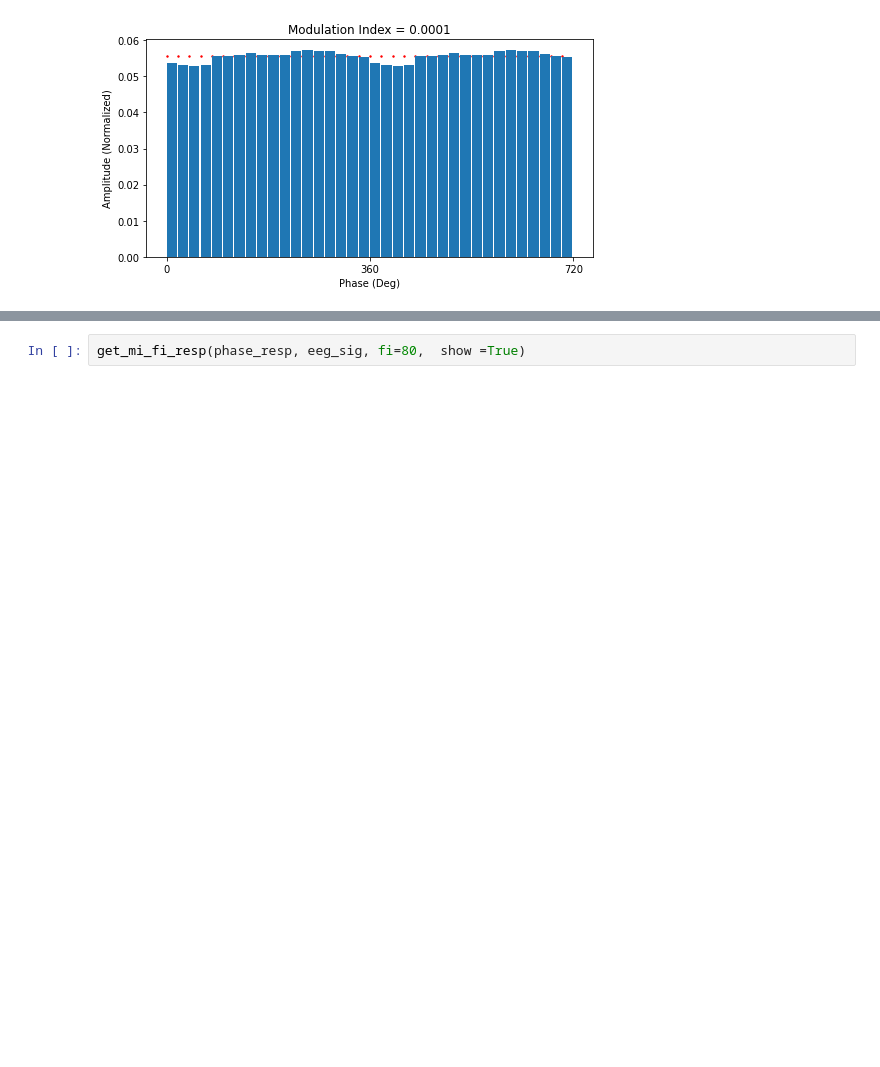
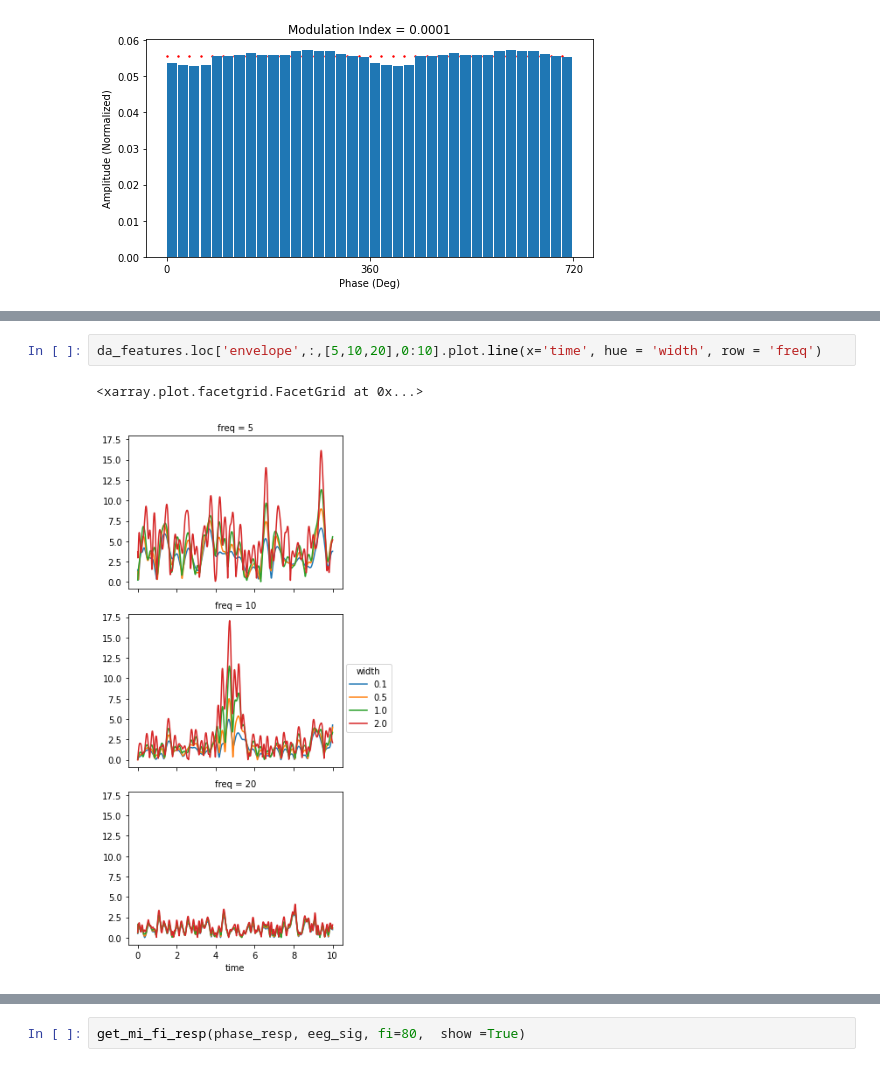
Before and after one commit to ValentinGhibaudo/Sleep_EEG_Respi, a Jupyter notebook: pac_rsp_slowwaves.ipynb, the cells around one changed output, grey strips where cells are left out. Saved outputs shown, nothing was run; the diff lists cells and outputs as text; blank space fills up the shorter version.

```diff
--- a/pac_rsp_slowwaves.ipynb
+++ b/pac_rsp_slowwaves.ipynb
@@ -350,0 +346,5 @@ df_mi_resp = pd.DataFrame(rows, columns = ['freq','mi'])
+# %%
+da_features.loc['envelope',:,[5,10,20],0:10].plot.line(x='time', hue = 'width', row = 'freq')
+# %% [output]
+<xarray.plot.facetgrid.FacetGrid at 0x...>
+[figure, added]
```
Also changed, not shown: parts of 18 cells of this notebook, 2 other files.
